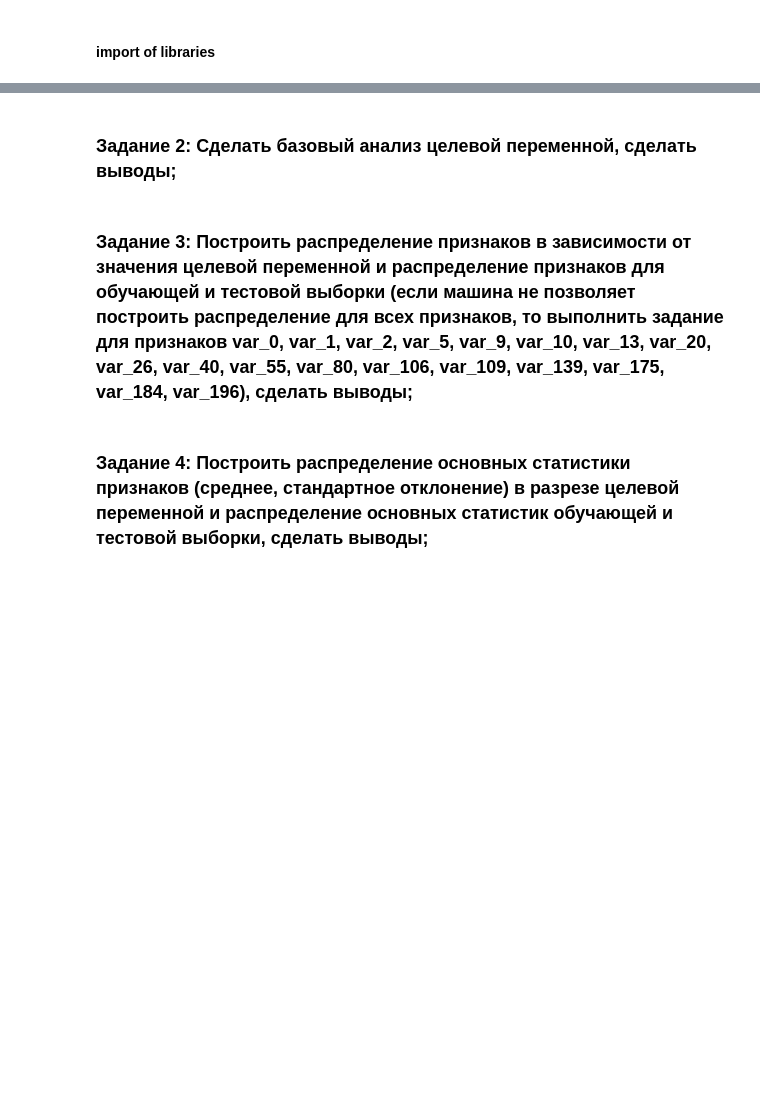
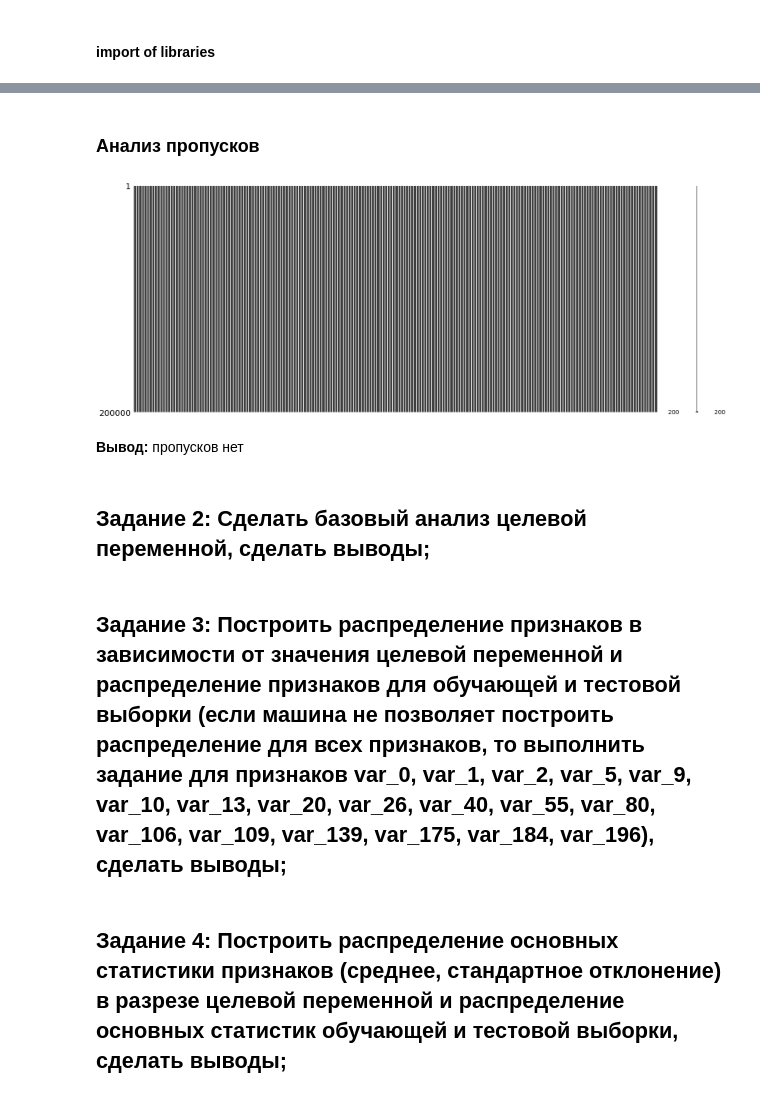
Before and after one commit to koryagin2006/GB_course_Sports_data_analysis, a Jupyter notebook: HW_1 Exploration Data Analysis.ipynb, the cells around one changed output, grey strips where cells are left out. Saved outputs shown, nothing was run; the diff lists cells and outputs as text; code cells hidden in the pictures; blank space fills up the shorter version.

```diff
--- a/HW_1 Exploration Data Analysis.ipynb
+++ b/HW_1 Exploration Data Analysis.ipynb
@@ -46,0 +62,8 @@ test = pd.read_csv('./data/assignment1_data/test.csv')
+# %%
+print(f'count of all features in = {len(train.columns.tolist()[2:])}')
+
+numerical_features = train.select_dtypes(include=[np.number]).drop('target', axis=1)
+print(f"count of numeric features = {numerical_features.shape[1]}")
+
+categorical_features = train.select_dtypes(include=[np.object])
+print(f"count of categorical features = {categorical_features.shape[1]}")
@@ -47,7 +105,15 @@ test = pd.read_csv('./data/assignment1_data/test.csv')
+# %% [markdown]
+### Анализ пропусков
+# %%
+msno.matrix(numerical_features);
+# %% [output]
+[figure, added]
+# %% [markdown]
+**Вывод:** пропусков нет
 # %% [markdown]
-### Задание 2: Сделать базовый анализ целевой переменной, сделать выводы;
+## Задание 2: Сделать базовый анализ целевой переменной, сделать выводы;
 # %% [markdown]
-### Задание 3: Построить распределение признаков в зависимости от значения целевой переменной и распределение признаков для обучающей и тестовой выборки (если машина не позволяет построить распределение для всех признаков, то выполнить задание для признаков var_0, var_1, var_2, var_5, var_9, var_10, var_13, var_20, var_26, var_40, var_55, var_80, var_106, var_109, var_139, var_175, var_184, var_196), сделать выводы;
+## Задание 3: Построить распределение признаков в зависимости от значения целевой переменной и распределение признаков для обучающей и тестовой выборки (если машина не позволяет построить распределение для всех признаков, то выполнить задание для признаков var_0, var_1, var_2, var_5, var_9, var_10, var_13, var_20, var_26, var_40, var_55, var_80, var_106, var_109, var_139, var_175, var_184, var_196), сделать выводы;
 # %% [markdown]
-### Задание 4: Построить распределение основных статистики признаков (среднее, стандартное отклонение) в разрезе целевой переменной и распределение основных статистик обучающей и тестовой выборки, сделать выводы;
+## Задание 4: Построить распределение основных статистики признаков (среднее, стандартное отклонение) в разрезе целевой переменной и распределение основных статистик обучающей и тестовой выборки, сделать выводы;
 # %% [markdown]
```
Also changed, not shown: parts of 16 cells of this notebook.
